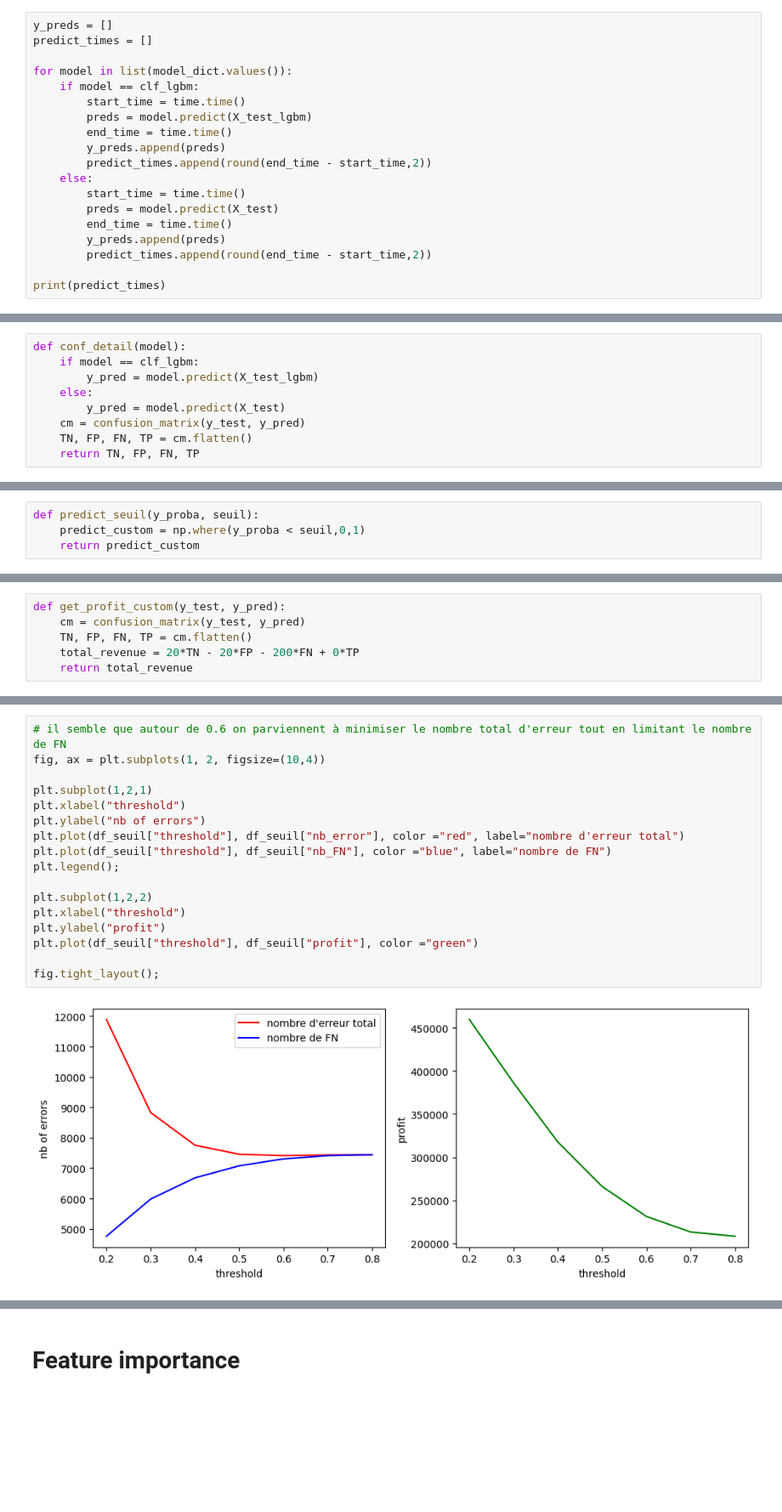
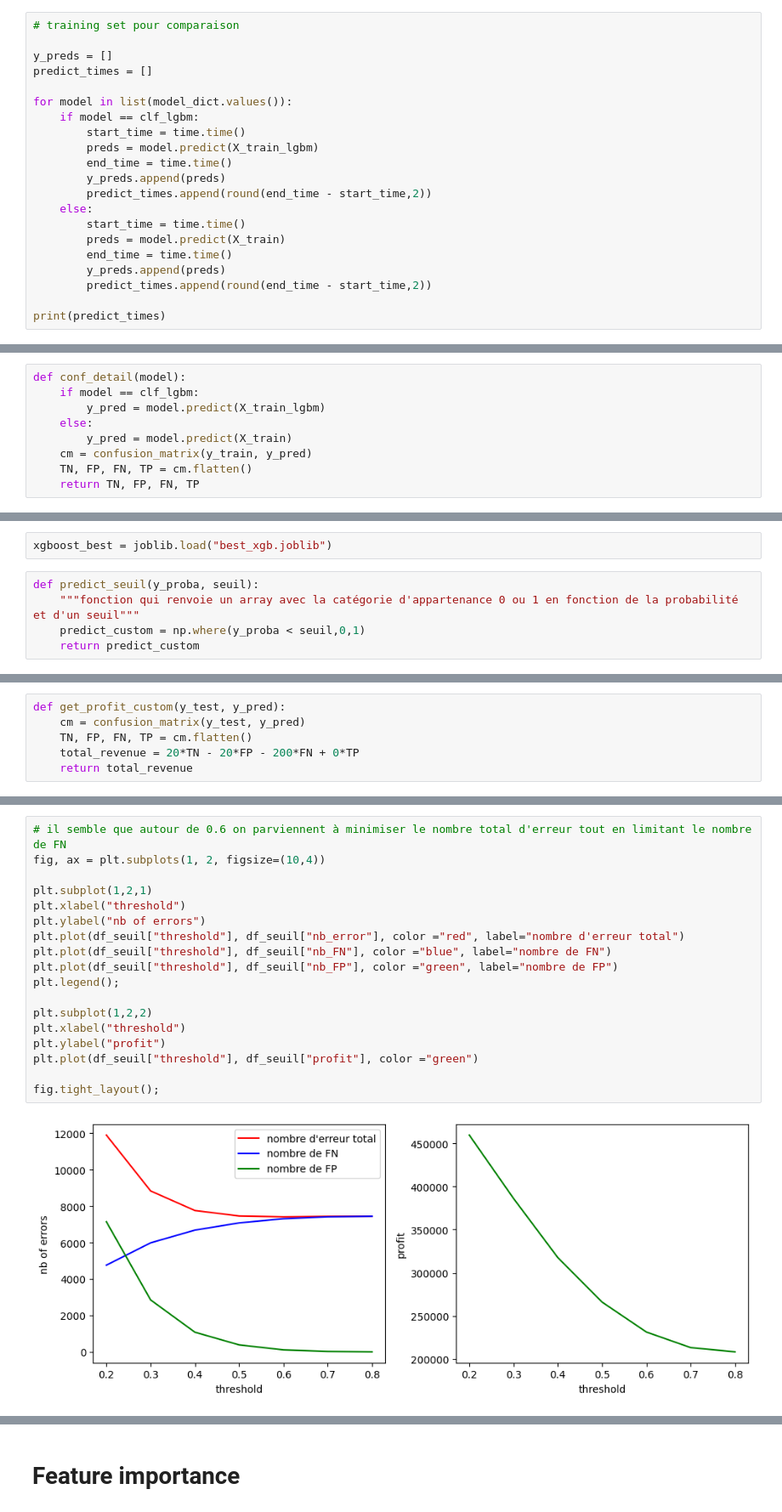
Before and after one commit to estellec18/modele_de_scoring, a Jupyter notebook: 02_Modelisation.ipynb, the cells around one changed output, grey strips where cells are left out. Shown at 85% size. Cells and saved outputs as stored; diff of their text form; blank space fills up the shorter version.

Commit message:
comp. based on train data vs test for matrices

```diff
--- a/02_Modelisation.ipynb
+++ b/02_Modelisation.ipynb
@@ -713,19 +714,21 @@ new_n_list = list(new_names.values())
 new_names = {col: f'{new_col}_{i}' if new_col in new_n_list[:i] else new_col for i, (col, new_col) in enumerate(new_names.items())}
 X_test_lgbm = X_test.rename(columns=new_names)
 # %%
+# training set pour comparaison
+
 y_preds = []
 predict_times = []
 
 for model in list(model_dict.values()):
     if model == clf_lgbm:
         start_time = time.time()
-        preds = model.predict(X_test_lgbm)
+        preds = model.predict(X_train_lgbm)
         end_time = time.time()
         y_preds.append(preds)
         predict_times.append(round(end_time - start_time,2))
     else:
         start_time = time.time()
-        preds = model.predict(X_test)
+        preds = model.predict(X_train)
         end_time = time.time()
         y_preds.append(preds)
         predict_times.append(round(end_time - start_time,2))
@@ -794,10 +801,10 @@ def get_profit(model):
 # %%
 def conf_detail(model):
     if model == clf_lgbm:
-        y_pred = model.predict(X_test_lgbm)
+        y_pred = model.predict(X_train_lgbm)
     else:
-        y_pred = model.predict(X_test)
-    cm = confusion_matrix(y_test, y_pred)
+        y_pred = model.predict(X_train)
+    cm = confusion_matrix(y_train, y_pred)
     TN, FP, FN, TP = cm.flatten()
     return TN, FP, FN, TP
 # %%
@@ -915,8 +921,11 @@ Successfully registered model 'xgb_best'.
 Created version '1' of model 'xgb_best'.
 # %% [markdown]
 ### Optimisation du seuil
+# %%
+xgboost_best = joblib.load("best_xgb.joblib")
 # %%
 def predict_seuil(y_proba, seuil):
+    """fonction qui renvoie un array avec la catégorie d'appartenance 0 ou 1 en fonction de la probabilité et d'un seuil"""
     predict_custom = np.where(y_proba < seuil,0,1)
     return predict_custom
 # %%
@@ -957,22 +966,23 @@ df_seuil.sort_values("nb_FN", ascending=True)
 # %%
 # il semble que autour de 0.6 on parviennent à minimiser le nombre total d'erreur tout en limitant le nombre de FN
 fig, ax = plt.subplots(1, 2, figsize=(10,4))
 
 plt.subplot(1,2,1)
 plt.xlabel("threshold")
 plt.ylabel("nb of errors")
 plt.plot(df_seuil["threshold"], df_seuil["nb_error"], color ="red", label="nombre d'erreur total")
 plt.plot(df_seuil["threshold"], df_seuil["nb_FN"], color ="blue", label="nombre de FN")
+plt.plot(df_seuil["threshold"], df_seuil["nb_FP"], color ="green", label="nombre de FP")
 plt.legend();
 
 plt.subplot(1,2,2)
 plt.xlabel("threshold")
 plt.ylabel("profit")
 plt.plot(df_seuil["threshold"], df_seuil["profit"], color ="green")
 
 fig.tight_layout();
 # %% [output]
-[figure, old version]
+[figure, new version]
 # %%
 df_seuil2 = pd.DataFrame(columns=["threshold","nb_error", "nb_FP","nb_FN","cost_error","profit"])
 y_proba = xgboost_best.predict_proba(X_test)
```
Also changed, not shown: parts of 38 cells of this notebook.
